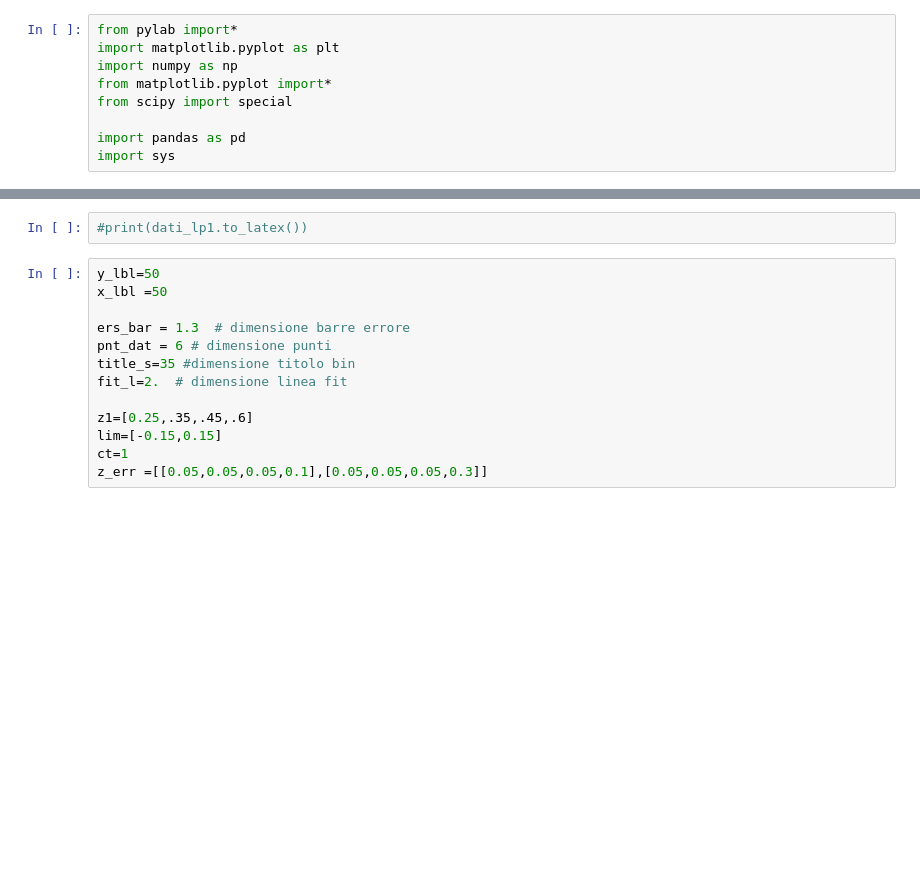
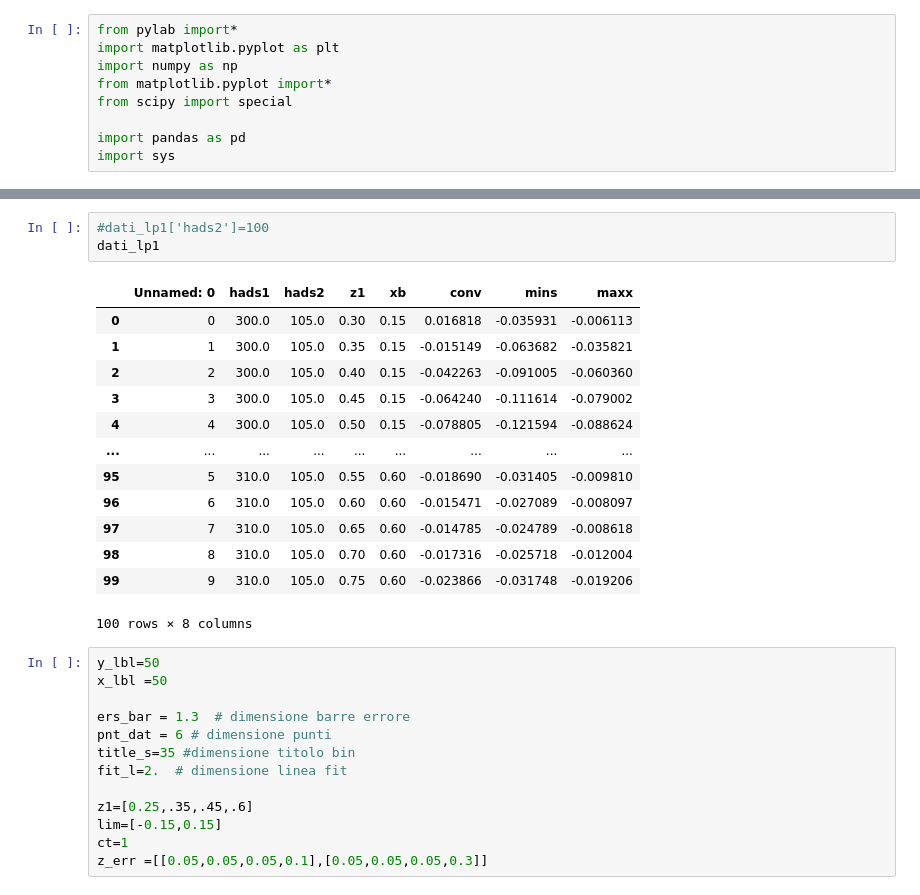
Before and after one commit to zaccheddu/SIDIS_epem, a Jupyter notebook: def_convolution_sidis_PV17_beam_en/grid_&_plot_dfs_stime_compare.ipynb, the cells around one changed output, grey strips where cells are left out. Saved outputs shown, nothing was run; the diff lists cells and outputs as text; blank space fills up the shorter version.

```diff
--- a/def_convolution_sidis_PV17_beam_en/grid_&_plot_dfs_stime_compare.ipynb
+++ b/def_convolution_sidis_PV17_beam_en/grid_&_plot_dfs_stime_compare.ipynb
@@ -27,8 +32,23 @@ dati_lp3 = pd.read_csv(r'fit_parameters/stime_fr/dati_lprot_su_charm_'+str(su2_3
 dati_lp1_or = pd.read_csv(r'fit_parameters/bands_/dati_lprot_su_charm_'+str(su2_1)+'_'+str(charm1)+'_scale_'+str(sep)+'_PDF_'+str(pdf_name1)+'_IC_'+str(IC)+'_def.csv')
 dati_lp2_or = pd.read_csv(r'fit_parameters/bands_/dati_lprot_su_charm_'+str(su2_2)+'_'+str(charm2)+'_scale_'+str(sep)+'_PDF_'+str(pdf_name1)+'_IC_'+str(IC)+'_def.csv')
 dati_lp3_or = pd.read_csv(r'fit_parameters/bands_/dati_lprot_su_charm_'+str(su2_3)+'_'+str(charm3)+'_scale_'+str(sep)+'_PDF_'+str(pdf_name1)+'_IC_'+str(IC)+'_def.csv')
-# %%
-#print(dati_lp1.to_latex())
+# %%
+#dati_lp1['hads2']=100
+dati_lp1
+# %% [output]
+|  | Unnamed: 0 | hads1 | hads2 | z1 | xb | conv | mins | maxx |
+| 0 | 0 | 300.0 | 105.0 | 0.30 | 0.15 | 0.016818 | -0.035931 | -0.006113 |
+| 1 | 1 | 300.0 | 105.0 | 0.35 | 0.15 | -0.015149 | -0.063682 | -0.035821 |
+| 2 | 2 | 300.0 | 105.0 | 0.40 | 0.15 | -0.042263 | -0.091005 | -0.060360 |
+| 3 | 3 | 300.0 | 105.0 | 0.45 | 0.15 | -0.064240 | -0.111614 | -0.079002 |
+| 4 | 4 | 300.0 | 105.0 | 0.50 | 0.15 | -0.078805 | -0.121594 | -0.088624 |
+| ... | ... | ... | ... | ... | ... | ... | ... | ... |
+| 95 | 5 | 310.0 | 105.0 | 0.55 | 0.60 | -0.018690 | -0.031405 | -0.009810 |
+| 96 | 6 | 310.0 | 105.0 | 0.60 | 0.60 | -0.015471 | -0.027089 | -0.008097 |
+| 97 | 7 | 310.0 | 105.0 | 0.65 | 0.60 | -0.014785 | -0.024789 | -0.008618 |
+| 98 | 8 | 310.0 | 105.0 | 0.70 | 0.60 | -0.017316 | -0.025718 | -0.012004 |
+| 99 | 9 | 310.0 | 105.0 | 0.75 | 0.60 | -0.023866 | -0.031748 | -0.019206 |
+100 rows × 8 columns
 # %%
 y_lbl=50
 x_lbl =50
```
Also changed, not shown: parts of 8 cells of this notebook, 7 other files.
